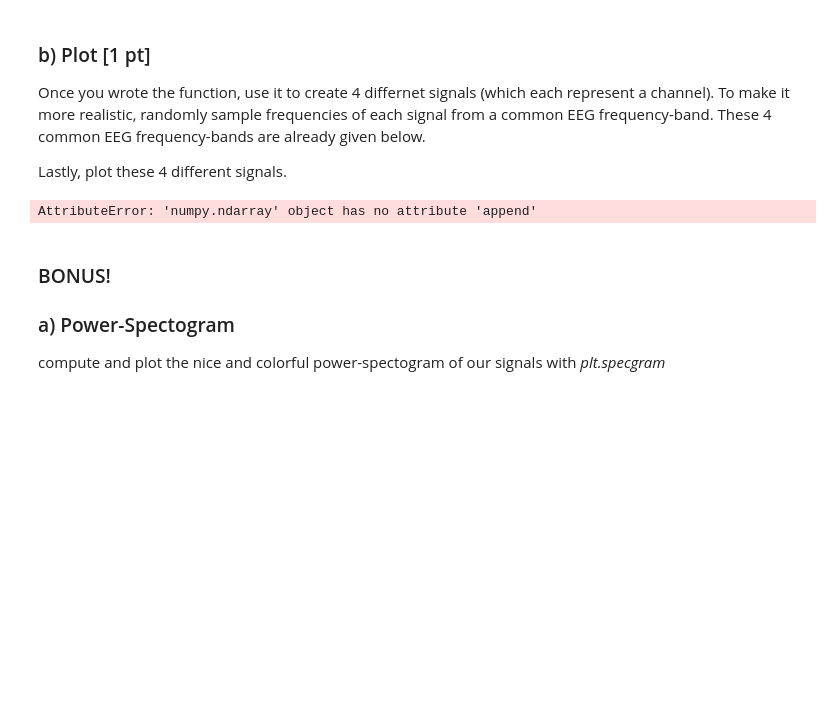
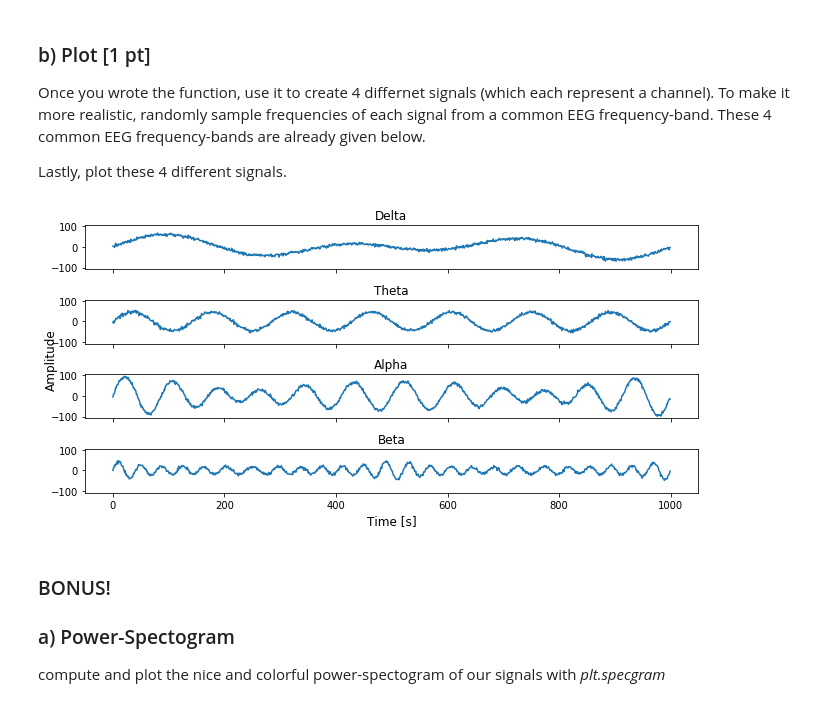
Before and after one commit to NBP-ACC/week-9-acc_2, a Jupyter notebook: sheet07.ipynb, the cells around one changed output. Cells and saved outputs as stored; diff of their text form; code cells hidden in the pictures; blank space fills up the shorter version.

```diff
--- a/sheet07.ipynb
+++ b/sheet07.ipynb
@@ -36,25 +36,24 @@ Within the function:
 - Create each signal component with given frequency and amplitude. Add them all up.
 - Add a small Gaussian noise to the signal.
 # %%
-def generateSignal(frequencyList,signalLen=1000):
+def generateSignal(frequencyList, signalLen = 1000):
     #creates the time-window for the samplerate and the samplerate
-    t = np.linspace(0, 1, 1000, False)
-    sample_rate = np.sin(2*np.pi*t*1000)
+    t = np.linspace(0, 1, signalLen, False)
+    sample_rate = np.sin(2*np.pi*t*signalLen)
 
     #creates the empty signal and the noise
-    signal = []
-    noise =  np.random.normal(0,4,1000)
+    signals = []
+    noise = np.random.normal(0, 4, signalLen)
 
     #create the amplitude for every element
-    amplitude_list = [np.random.choice(list(range(0,30))) for i in frequencyList]
+    amplitude_list = [np.random.choice(list(range(0,30))) for _ in frequencyList]
 
     #creates a sinfunction and adds them to the signal
-    for amplitude,frequency in zip(amplitude_list ,frequencyList):
+    for amplitude, frequency in zip(amplitude_list, frequencyList):
         signal = amplitude * np.sin(2 * np.pi * t * frequency)
-        signal.append(sine)
-    signal = sum(signal)
+        signals.append(signal)
 
-    return signal + noise
+    return sum(signals) + noise
 # %% [markdown]
 ### b) Plot [1 pt]
 Once you wrote the function, use it to create 4 differnet signals (which each represent a channel). To make it more realistic, randomly sample frequencies of each signal from a common EEG frequency-band. These 4 common EEG frequency-bands are already given below.
@@ -70,36 +69,36 @@ frexlist = [delta, theta, alpha, beta]
 # %%
 #creates the signals for the channels
 signals = []
-for channel in range(4):
-    frequencyList = [np.random.choice(band) for band in frexlist]
+for band in frexlist:
+    frequencyList = np.random.choice(band, 4)
     signal = generateSignal(frequencyList)
     signals.append(signal)
 
 # # plot all channles
 fig, axes = plt.subplots( 4, sharex=True, sharey=True, figsize=(10,5))
 
 # add big shared axes, hide frame
 fig.add_subplot(111, frameon=False)
 plt.tick_params(labelcolor='none', top=False, bottom=False, left=False, right=False)
 plt.xlabel('Time [s]',fontsize = 12)
 plt.ylabel('Amplitude',fontsize = 12)
 
 #plots each graph
 axes[0].plot(signals[0])
-axes[0].set(title = "Channel 1")
+axes[0].set(title = "Delta")
 
 axes[1].plot(signals[1])
-axes[1].set(title = "Channel 1")
+axes[1].set(title = "Theta")
 
 axes[2].plot(signals[2])
-axes[2].set(title = "Channel 3")
+axes[2].set(title = "Alpha")
 
 axes[3].plot(signals[3])
-axes[3].set(title = "Channel 4")
+axes[3].set(title = "Beta")
 
 fig.tight_layout()
 # %% [output]
-AttributeError: 'numpy.ndarray' object has no attribute 'append'
+[figure, added]
 # %% [markdown]
 ### BONUS!
 ### a) Power-Spectogram
```
